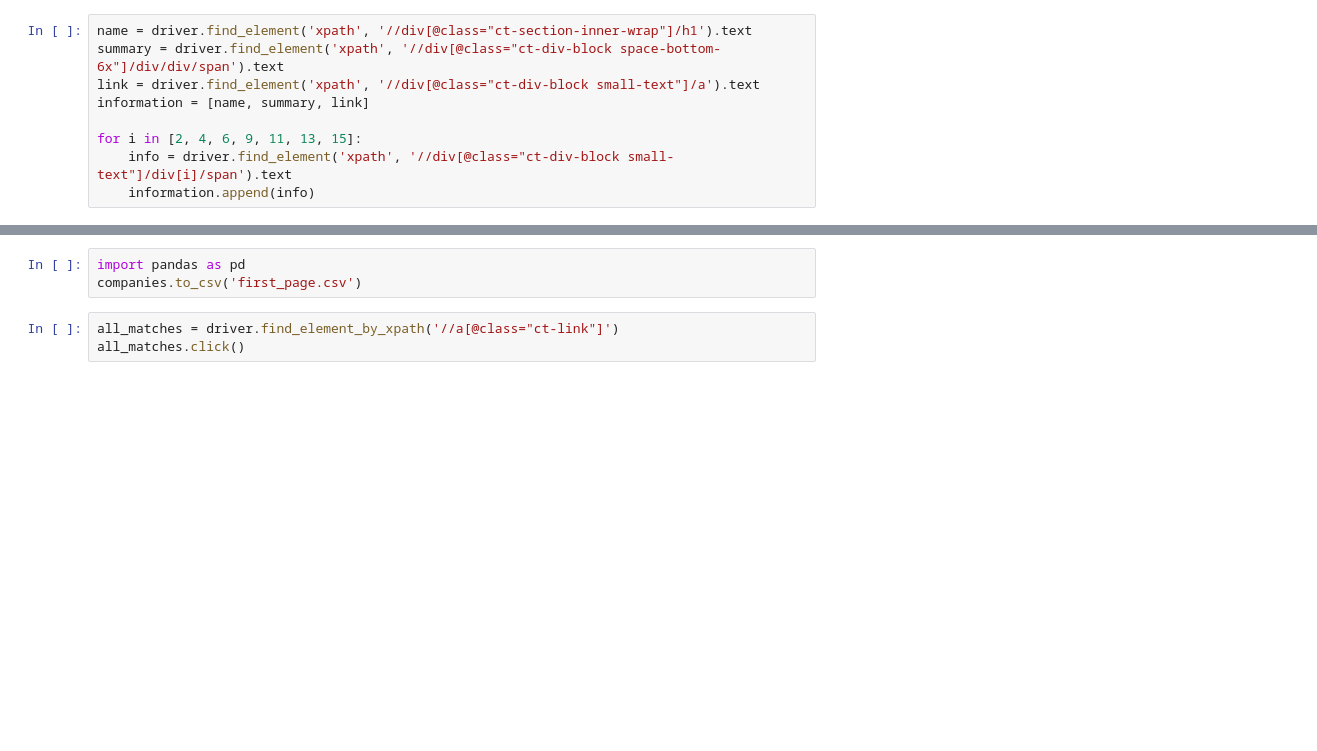
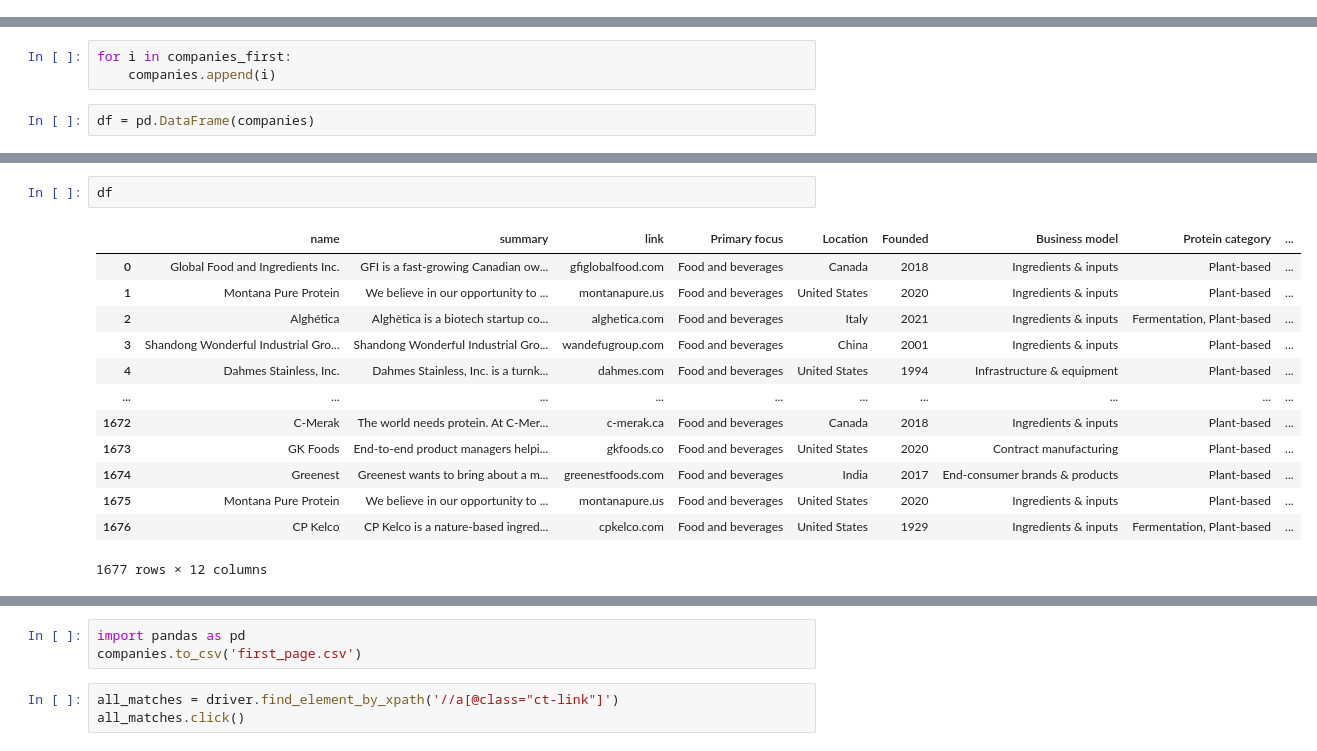
Before and after one commit to mairasalazar/Data-Portfolio, a Jupyter notebook: Alternative Protein companies/Scrape.ipynb, the cells around one changed output, grey strips where cells are left out. Drawn from its saved outputs; the diff is of its cells as text; blank space fills up the shorter version.

Commit message:
Updates alternative protein database

```diff
--- a/Alternative Protein companies/Scrape.ipynb
+++ b/Alternative Protein companies/Scrape.ipynb
@@ -163,9 +179,0 @@ for company in company_links:
-# %%
-name = driver.find_element('xpath', '//div[@class="ct-section-inner-wrap"]/h1').text
-summary = driver.find_element('xpath', '//div[@class="ct-div-block space-bottom-6x"]/div/div/span').text
-link = driver.find_element('xpath', '//div[@class="ct-div-block small-text"]/a').text
-information = [name, summary, link]
-
-for i in [2, 4, 6, 9, 11, 13, 15]:
-    info = driver.find_element('xpath', '//div[@class="ct-div-block small-text"]/div[i]/span').text
-    information.append(info)
@@ -208,0 +180,5 @@ companies
+# %%
+for i in companies_first:
+    companies.append(i)
+# %%
+df = pd.DataFrame(companies)
@@ -208,0 +210,16 @@ companies
+# %%
+df
+# %% [output]
+|  | name | summary | link | Primary focus | Location | Founded | Business model | Protein category | ... |
+| 0 | Global Food and Ingredients Inc. | GFI is a fast-growing Canadian ow... | gfiglobalfood.com | Food and beverages | Canada | 2018 | Ingredients & inputs | Plant-based | ... |
+| 1 | Montana Pure Protein | We believe in our opportunity to ... | montanapure.us | Food and beverages | United States | 2020 | Ingredients & inputs | Plant-based | ... |
+| 2 | Alghética | Alghètica is a biotech startup co... | alghetica.com | Food and beverages | Italy | 2021 | Ingredients & inputs | Fermentation, Plant-based | ... |
+| 3 | Shandong Wonderful Industrial Gro... | Shandong Wonderful Industrial Gro... | wandefugroup.com | Food and beverages | China | 2001 | Ingredients & inputs | Plant-based | ... |
+| 4 | Dahmes Stainless, Inc. | Dahmes Stainless, Inc. is a turnk... | dahmes.com | Food and beverages | United States | 1994 | Infrastructure & equipment | Plant-based | ... |
+| ... | ... | ... | ... | ... | ... | ... | ... | ... | ... |
+| 1672 | C-Merak | The world needs protein. At C-Mer... | c-merak.ca | Food and beverages | Canada | 2018 | Ingredients & inputs | Plant-based | ... |
+| 1673 | GK Foods | End-to-end product managers helpi... | gkfoods.co | Food and beverages | United States | 2020 | Contract manufacturing | Plant-based | ... |
+| 1674 | Greenest | Greenest wants to bring about a m... | greenestfoods.com | Food and beverages | India | 2017 | End-consumer brands & products | Plant-based | ... |
+| 1675 | Montana Pure Protein | We believe in our opportunity to ... | montanapure.us | Food and beverages | United States | 2020 | Ingredients & inputs | Plant-based | ... |
+| 1676 | CP Kelco | CP Kelco is a nature-based ingred... | cpkelco.com | Food and beverages | United States | 1929 | Ingredients & inputs | Fermentation, Plant-based | ... |
+1677 rows × 12 columns
```
Also changed, not shown: parts of 36 cells of this notebook, 6 other files.
